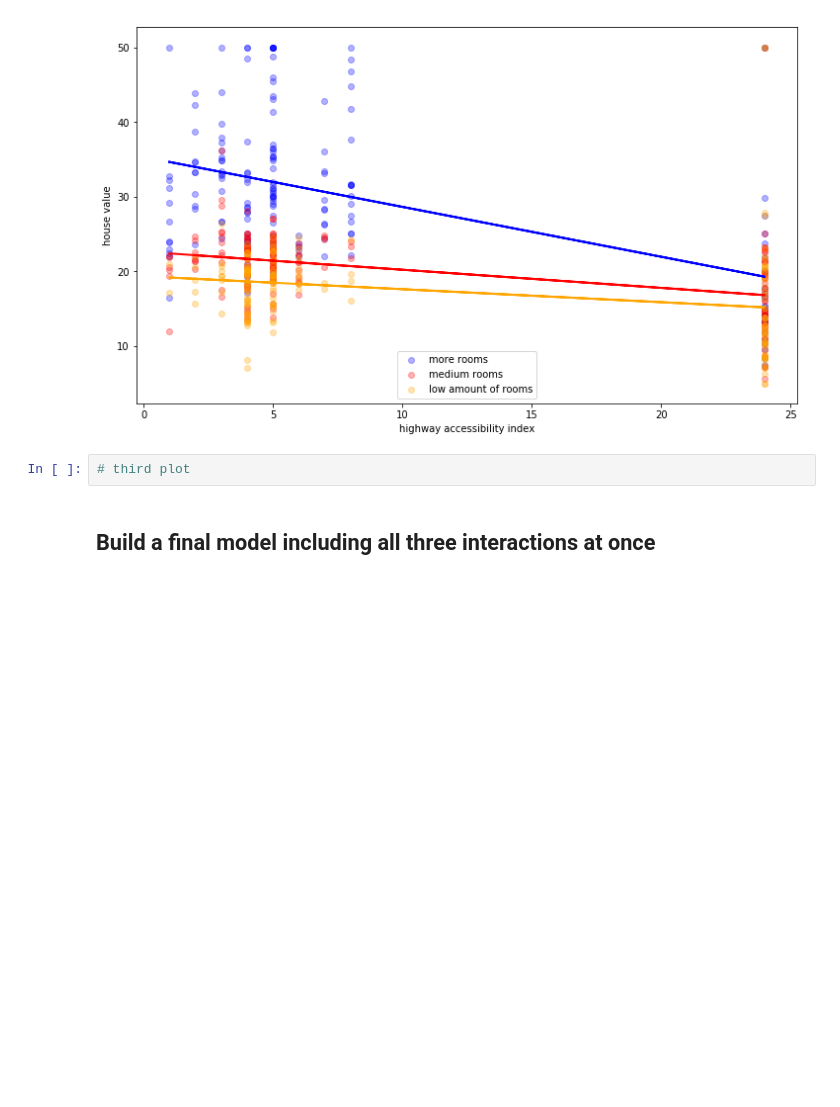
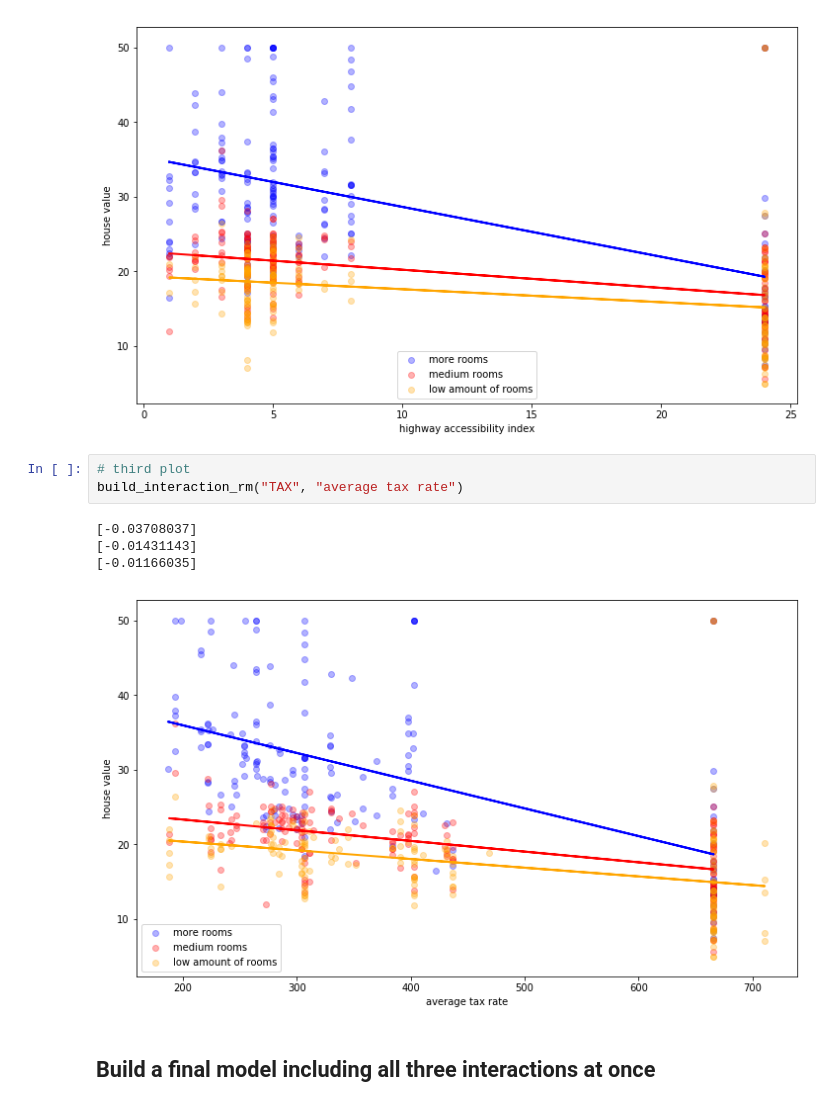
Before and after one commit to yishuen/dsc-2-24-04-interactions-lab-nyc-career-ds-102218, a Jupyter notebook: index.ipynb, the cells around one changed output. Saved outputs shown, nothing was run; the diff lists cells and outputs as text; blank space fills up the shorter version.

```diff
--- a/index.ipynb
+++ b/index.ipynb
@@ -150,6 +150,12 @@ build_interaction_rm("RAD","highway accessibility index")
 [figure]
 # %%
 # third plot
+build_interaction_rm("TAX", "average tax rate")
+# %% [output]
+[-0.03708037]
+[-0.01431143]
+[-0.01166035]
+[figure, added]
 # %% [markdown]
 ## Build a final model including all three interactions at once
 # %% [markdown]
```
